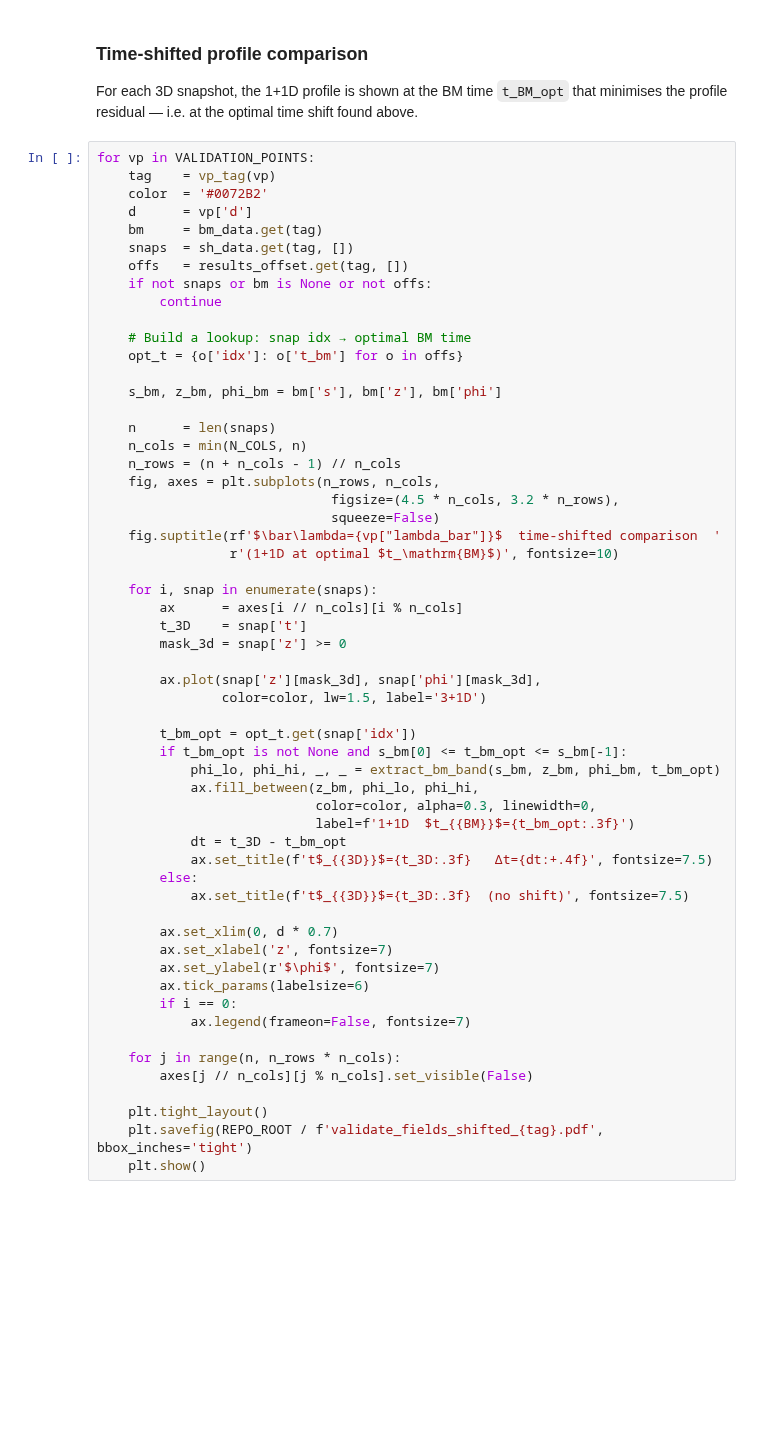
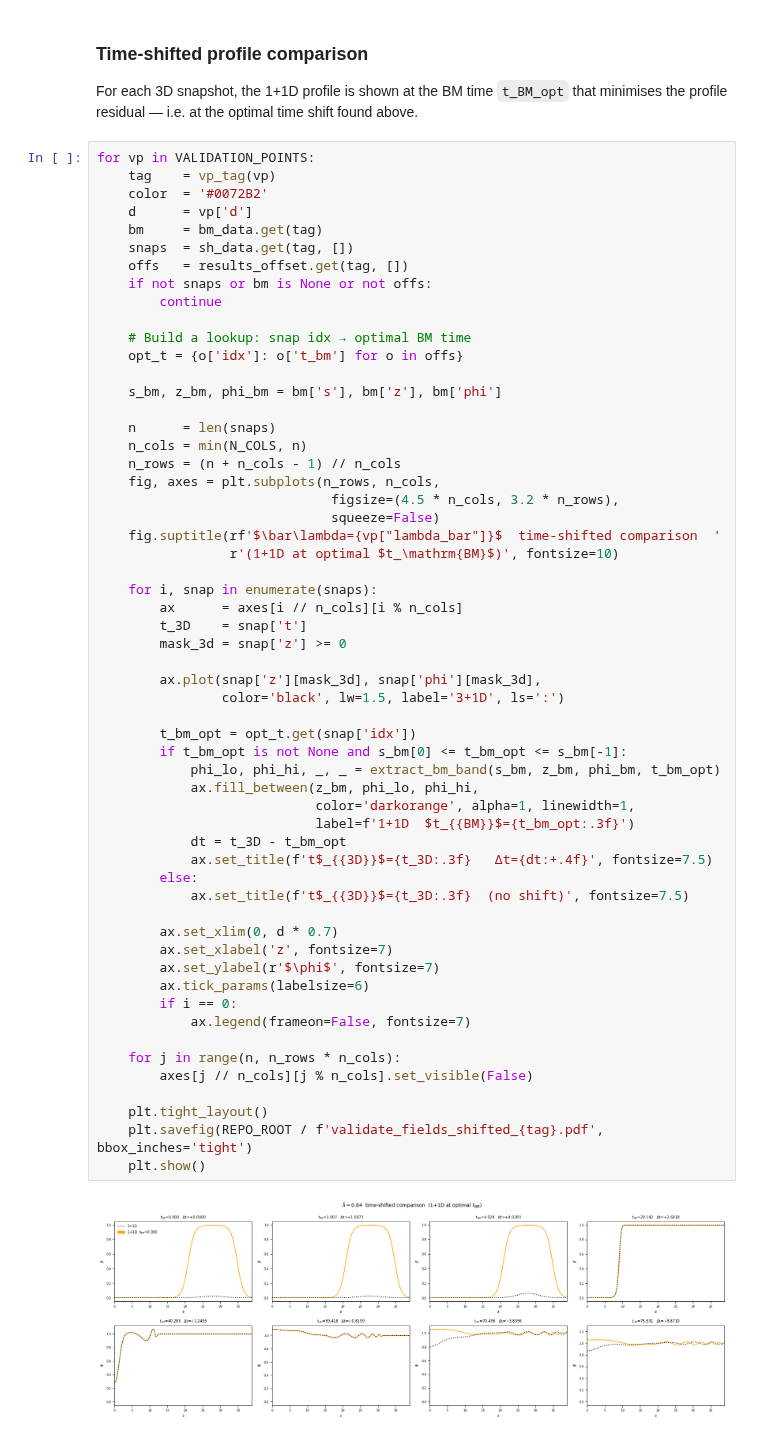
Before and after one commit to MSABuschmann/PhaseTransitionBuilder, a Jupyter notebook: notebooks/05_validate_fields.ipynb, the cells around one changed output. Drawn from its saved outputs; the diff is of its cells as text; blank space fills up the shorter version.

```diff
--- a/notebooks/05_validate_fields.ipynb
+++ b/notebooks/05_validate_fields.ipynb
@@ -317,32 +364,34 @@ for vp in VALIDATION_POINTS:
     for i, snap in enumerate(snaps):
         ax      = axes[i // n_cols][i % n_cols]
         t_3D    = snap['t']
         mask_3d = snap['z'] >= 0
 
         ax.plot(snap['z'][mask_3d], snap['phi'][mask_3d],
-                color=color, lw=1.5, label='3+1D')
+                color='black', lw=1.5, label='3+1D', ls=':')
 
         t_bm_opt = opt_t.get(snap['idx'])
         if t_bm_opt is not None and s_bm[0] <= t_bm_opt <= s_bm[-1]:
             phi_lo, phi_hi, _, _ = extract_bm_band(s_bm, z_bm, phi_bm, t_bm_opt)
             ax.fill_between(z_bm, phi_lo, phi_hi,
-                            color=color, alpha=0.3, linewidth=0,
+                            color='darkorange', alpha=1, linewidth=1,
                             label=f'1+1D  $t_{{BM}}$={t_bm_opt:.3f}')
             dt = t_3D - t_bm_opt
             ax.set_title(f't$_{{3D}}$={t_3D:.3f}   Δt={dt:+.4f}', fontsize=7.5)
         else:
             ax.set_title(f't$_{{3D}}$={t_3D:.3f}  (no shift)', fontsize=7.5)
 
         ax.set_xlim(0, d * 0.7)
         ax.set_xlabel('z', fontsize=7)
         ax.set_ylabel(r'$\phi$', fontsize=7)
         ax.tick_params(labelsize=6)
         if i == 0:
             ax.legend(frameon=False, fontsize=7)
 
     for j in range(n, n_rows * n_cols):
         axes[j // n_cols][j % n_cols].set_visible(False)
 
     plt.tight_layout()
     plt.savefig(REPO_ROOT / f'validate_fields_shifted_{tag}.pdf', bbox_inches='tight')
     plt.show()
+# %% [output]
+[figure, added]
```
Also changed, not shown: parts of 5 cells of this notebook.
